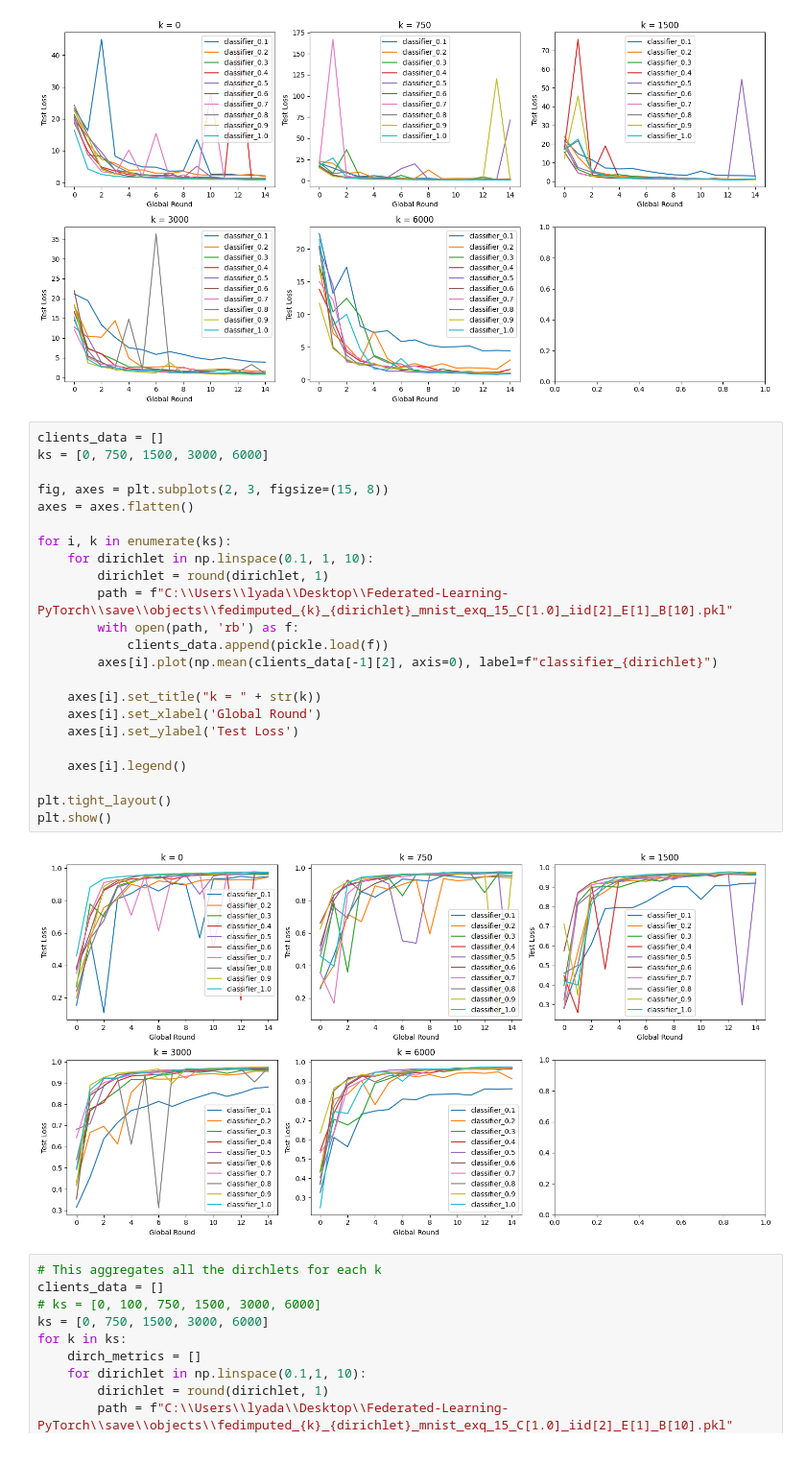
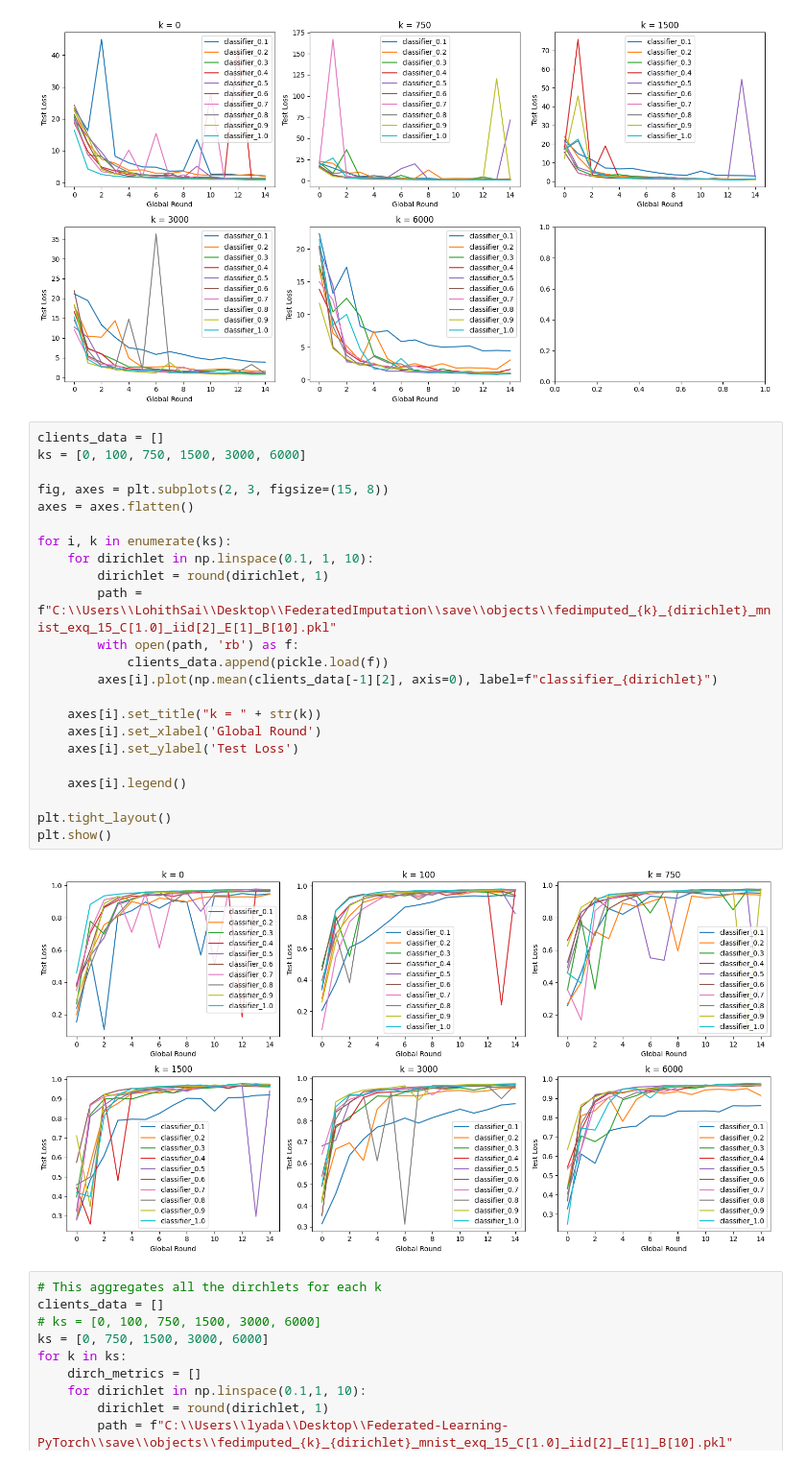
Before and after one commit to Lyadalachanchu/FederatedImputation, a Jupyter notebook: src/jupyter_notebook/process_data.ipynb, the cells around one changed output. Shown at 96% size. Cells and saved outputs as stored; diff of their text form.

```diff
--- a/src/jupyter_notebook/process_data.ipynb
+++ b/src/jupyter_notebook/process_data.ipynb
@@ -104,29 +104,29 @@ plt.show()
 [figure]
 # %%
 clients_data = []
-ks = [0, 750, 1500, 3000, 6000]
+ks = [0, 100, 750, 1500, 3000, 6000]
 
 fig, axes = plt.subplots(2, 3, figsize=(15, 8))
 axes = axes.flatten()
 
 for i, k in enumerate(ks):
     for dirichlet in np.linspace(0.1, 1, 10):
         dirichlet = round(dirichlet, 1)
-        path = f"C:\\Users\\lyada\\Desktop\\Federated-Learning-PyTorch\\save\\objects\\fedimputed_{k}_{dirichlet}_mnist_exq_15_C[1.0]_iid[2]_E[1]_B[10].pkl"
+        path = f"C:\\Users\\LohithSai\\Desktop\\FederatedImputation\\save\\objects\\fedimputed_{k}_{dirichlet}_mnist_exq_15_C[1.0]_iid[2]_E[1]_B[10].pkl"
         with open(path, 'rb') as f:
             clients_data.append(pickle.load(f))
         axes[i].plot(np.mean(clients_data[-1][2], axis=0), label=f"classifier_{dirichlet}")
 
     axes[i].set_title("k = " + str(k))
     axes[i].set_xlabel('Global Round')
     axes[i].set_ylabel('Test Loss')
 
     axes[i].legend()
 
 plt.tight_layout()
 plt.show()
 # %% [output]
-[figure, old version]
+[figure, new version]
 # %%
 # This aggregates all the dirchlets for each k
 clients_data = []
```
Also changed, not shown: parts of 1 cell of this notebook, 4 other files.
